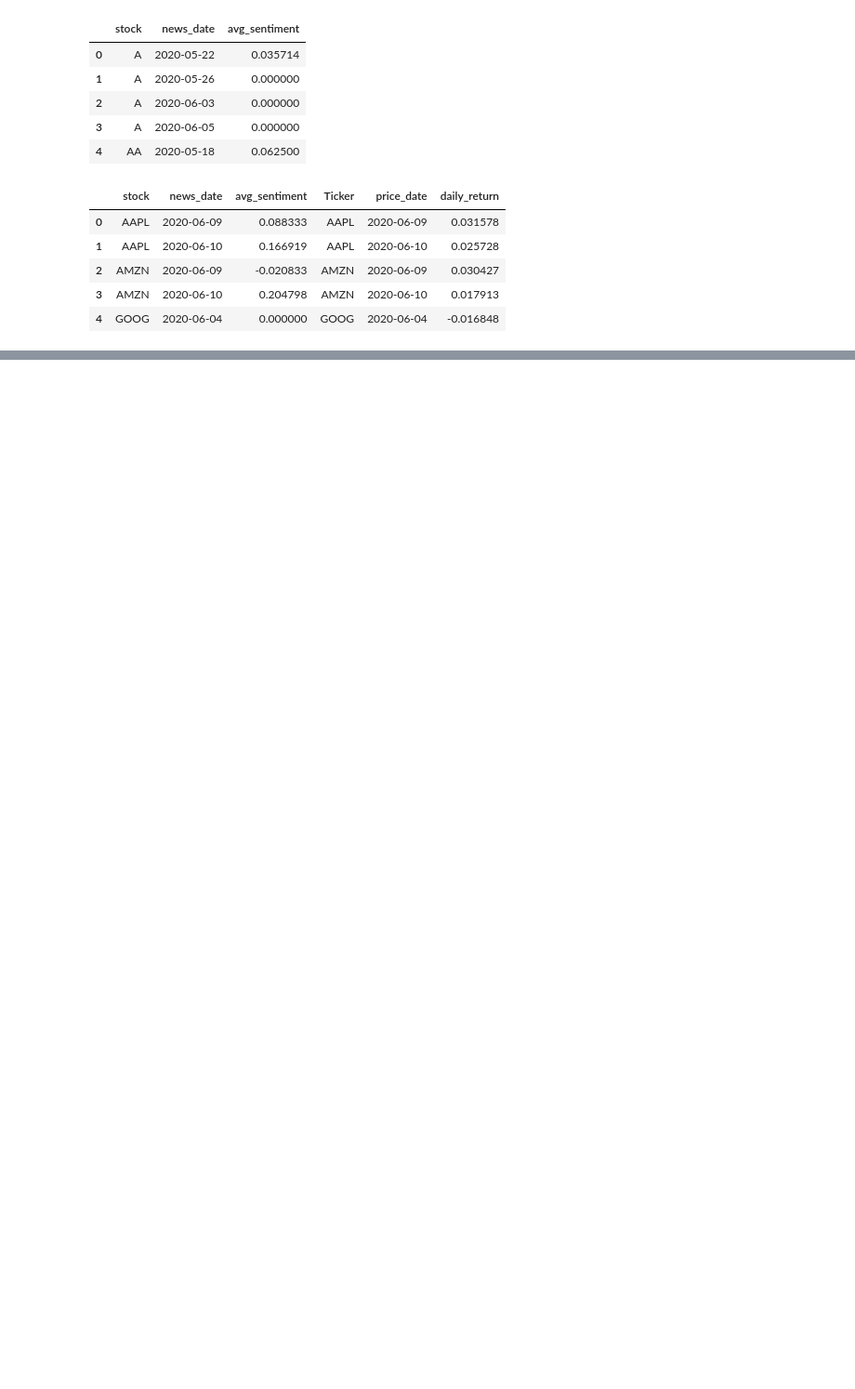
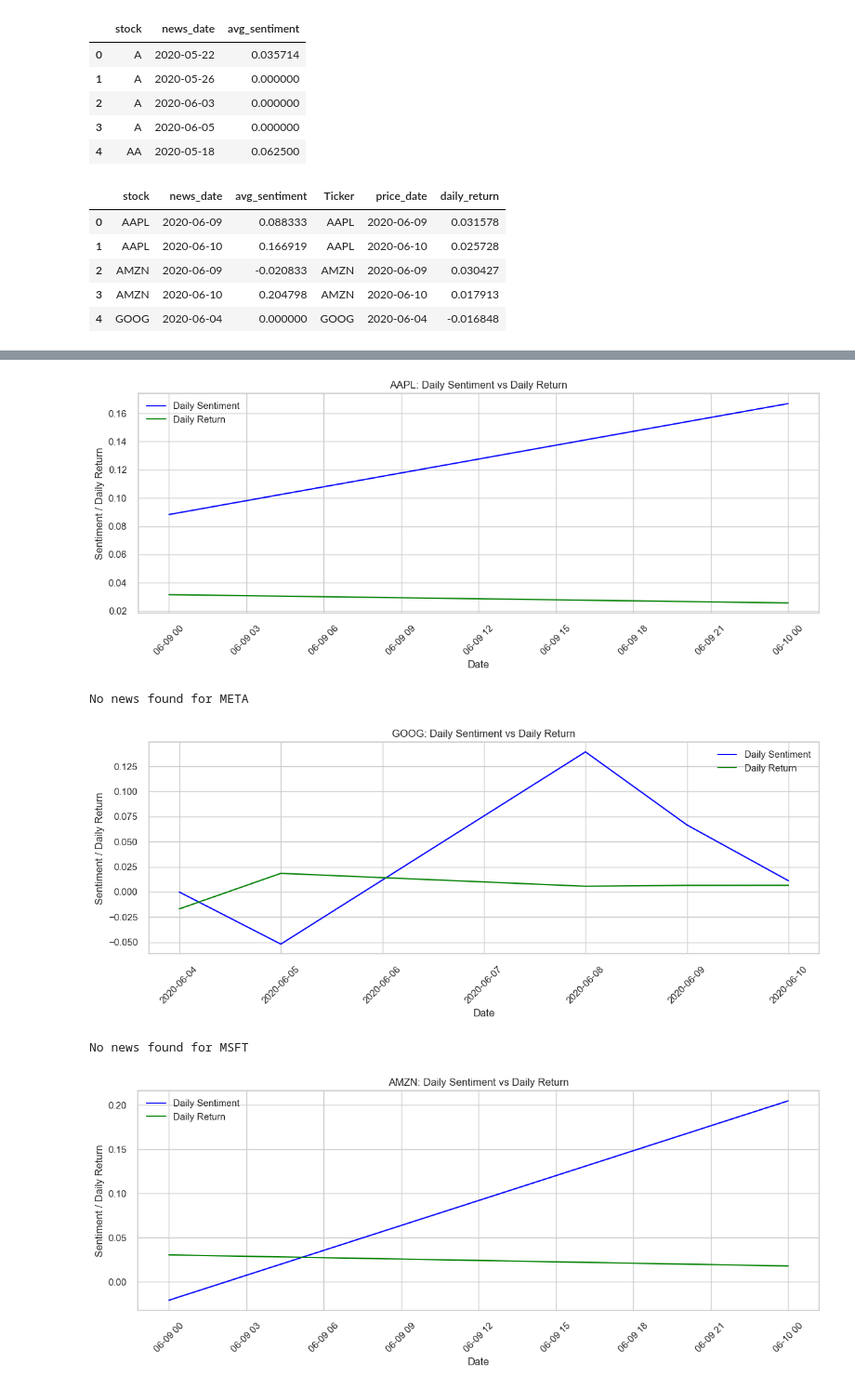
Before and after one commit to Feven777/Predicting_Price_Moves_with_News_Sentiment, a Jupyter notebook: notebooks/stock.ipynb, the cells around one changed output, grey strips where cells are left out. Shown: that part at 93% size. Saved outputs shown, nothing was run; the diff lists cells and outputs as text; code cells hidden in the pictures; blank space fills up the shorter version.

```diff
--- a/notebooks/stock.ipynb
+++ b/notebooks/stock.ipynb
@@ -431,0 +530,12 @@ sentiment_returns.head()
+# %%
+from textblob import TextBlob
+
+# Function to get polarity
+def get_sentiment(text):
+    return TextBlob(text).sentiment.polarity  # -1 (negative) to +1 (positive)
+
+# Apply to headlines
+ratings['sentiment'] = ratings['headline'].apply(get_sentiment)
+
+# Check the first rows
+ratings[['headline', 'sentiment']].head()
@@ -431,0 +602,50 @@ sentiment_returns.head()
+# %%
+for ticker in tickers:
+    # 1️⃣ Filter news for this stock
+    stock_news = ratings[ratings['stock'] == ticker].copy()
+
+    # Skip if no news
+    if stock_news.empty:
+        print(f"No news found for {ticker}")
+        continue
+
+    # 2️⃣ Keep only date part (ignore time)
+    stock_news['date_only'] = stock_news['date'].dt.date
+
+    # 3️⃣ Get stock returns
+    stock_df = stock_dict[ticker].copy()
+    stock_df['date_only'] = stock_df.index.date
+
+    # 4️⃣ Merge news sentiment with stock returns
+    merged_df = pd.merge(
+        stock_news[['date_only', 'sentiment']],
+        stock_df[['daily_return', 'date_only']],
+        on='date_only',
+        how='inner'
+    )
+
+    # 5️⃣ Aggregate sentiment per day
+    daily_sentiment = merged_df.groupby('date_only')['sentiment'].mean().reset_index()
+    daily_sentiment = pd.merge(
+        daily_sentiment,
+        stock_df[['daily_return', 'date_only']],
+        on='date_only'
+    )
+
+    # 6️⃣ Plot daily sentiment vs daily return
+    plt.figure(figsize=(12, 5))
+    plt.plot(daily_sentiment['date_only'], daily_sentiment['sentiment'], label='Daily Sentiment', color='blue')
+    plt.plot(daily_sentiment['date_only'], daily_sentiment['daily_return'], label='Daily Return', color='green')
+    plt.title(f'{ticker}: Daily Sentiment vs Daily Return')
+    plt.xlabel('Date')
+    plt.ylabel('Sentiment / Daily Return')
+    plt.legend()
+    plt.xticks(rotation=45)
+    plt.tight_layout()
+    plt.show()
+# %% [output]
+[figure, added]
+No news found for META
+[figure, added]
+No news found for MSFT
+[figure, added]
```
Also changed, not shown: parts of 10 cells of this notebook.
